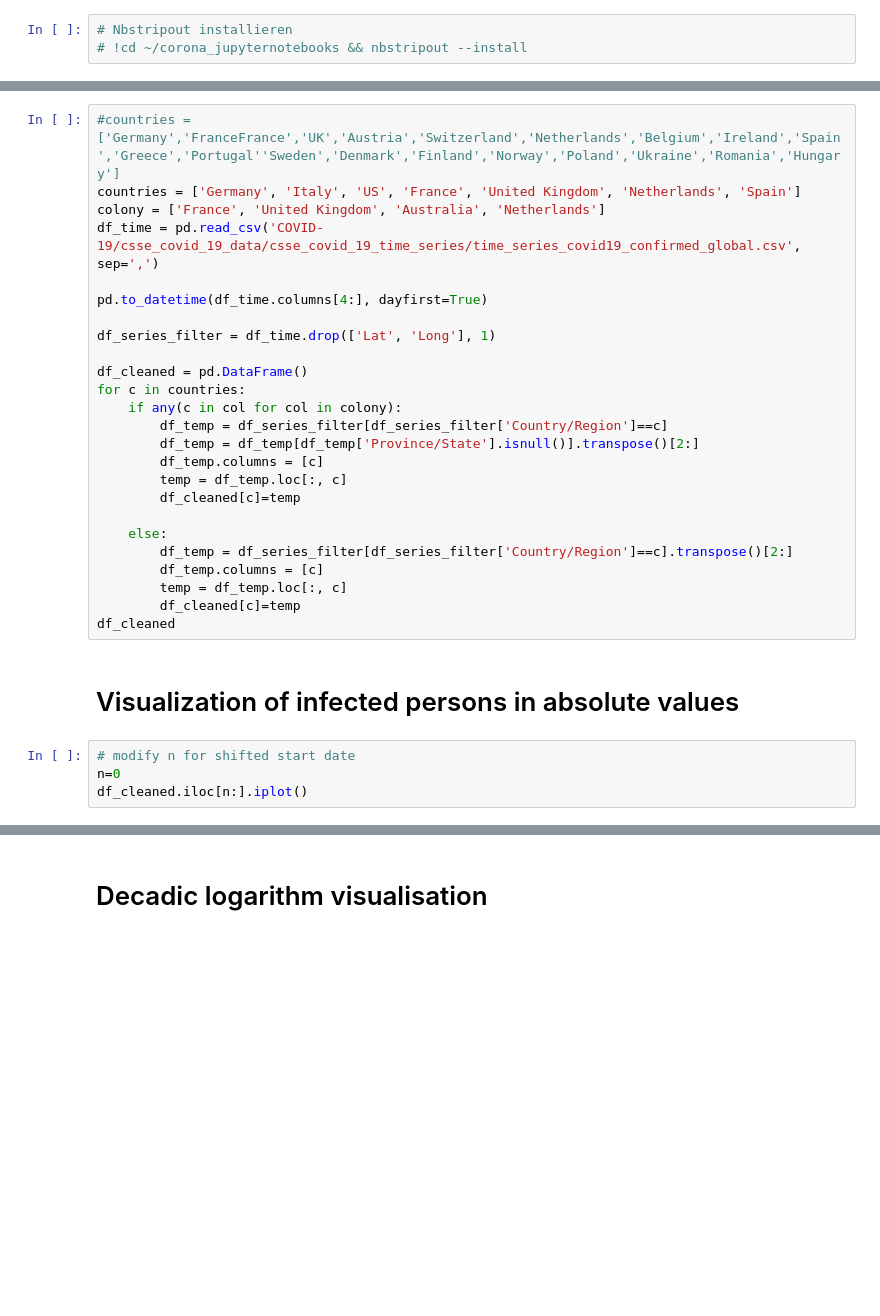
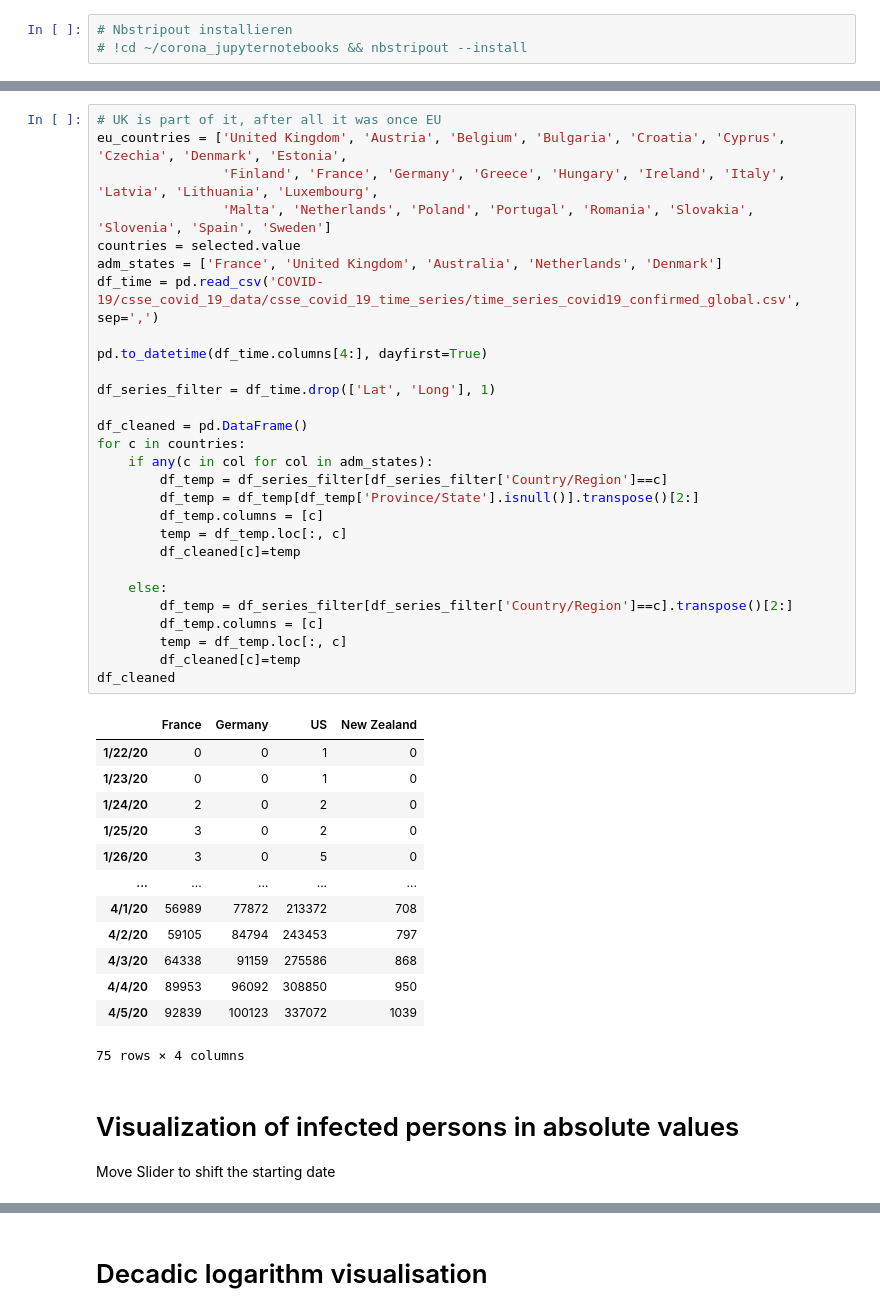
Before and after one commit to Energy23/corona_jupyternotebooks, a Jupyter notebook: visualisations.ipynb, the cells around one changed output, grey strips where cells are left out. Drawn from its saved outputs; the diff is of its cells as text; blank space fills up the shorter version.

```diff
--- a/visualisations.ipynb
+++ b/visualisations.ipynb
@@ -31,31 +62,45 @@ In addition, a clean dataframe helps with further data-moves
 # %%
-#countries = ['Germany','FranceFrance','UK','Austria','Switzerland','Netherlands','Belgium','Ireland','Spain','Greece','Portugal''Sweden','Denmark','Finland','Norway','Poland','Ukraine','Romania','Hungary']
-countries = ['Germany', 'Italy', 'US', 'France', 'United Kingdom', 'Netherlands', 'Spain']
-colony = ['France', 'United Kingdom', 'Australia', 'Netherlands']
+# UK is part of it, after all it was once EU
+eu_countries = ['United Kingdom', 'Austria', 'Belgium', 'Bulgaria', 'Croatia', 'Cyprus', 'Czechia', 'Denmark', 'Estonia',
+                'Finland', 'France', 'Germany', 'Greece', 'Hungary', 'Ireland', 'Italy', 'Latvia', 'Lithuania', 'Luxembourg',
+                'Malta', 'Netherlands', 'Poland', 'Portugal', 'Romania', 'Slovakia', 'Slovenia', 'Spain', 'Sweden']
+countries = selected.value
+adm_states = ['France', 'United Kingdom', 'Australia', 'Netherlands', 'Denmark']
 df_time = pd.read_csv('COVID-19/csse_covid_19_data/csse_covid_19_time_series/time_series_covid19_confirmed_global.csv', sep=',')
 
 pd.to_datetime(df_time.columns[4:], dayfirst=True)
 
 df_series_filter = df_time.drop(['Lat', 'Long'], 1)
 
 df_cleaned = pd.DataFrame()
 for c in countries:
-    if any(c in col for col in colony):
+    if any(c in col for col in adm_states):
         df_temp = df_series_filter[df_series_filter['Country/Region']==c]
         df_temp = df_temp[df_temp['Province/State'].isnull()].transpose()[2:]
         df_temp.columns = [c]
         temp = df_temp.loc[:, c]
         df_cleaned[c]=temp
 
     else:
         df_temp = df_series_filter[df_series_filter['Country/Region']==c].transpose()[2:]
         df_temp.columns = [c]
         temp = df_temp.loc[:, c]
         df_cleaned[c]=temp
 df_cleaned
+# %% [output]
+|  | France | Germany | US | New Zealand |
+| 1/22/20 | 0 | 0 | 1 | 0 |
+| 1/23/20 | 0 | 0 | 1 | 0 |
+| 1/24/20 | 2 | 0 | 2 | 0 |
+| 1/25/20 | 3 | 0 | 2 | 0 |
+| 1/26/20 | 3 | 0 | 5 | 0 |
+| ... | ... | ... | ... | ... |
+| 4/1/20 | 56989 | 77872 | 213372 | 708 |
+| 4/2/20 | 59105 | 84794 | 243453 | 797 |
+| 4/3/20 | 64338 | 91159 | 275586 | 868 |
+| 4/4/20 | 89953 | 96092 | 308850 | 950 |
+| 4/5/20 | 92839 | 100123 | 337072 | 1039 |
+75 rows × 4 columns
 # %% [markdown]
 # Visualization of infected persons in absolute values
+Move Slider to shift the starting date
-# %%
-# modify n for shifted start date
-n=0
-df_cleaned.iloc[n:].iplot()
```
Also changed, not shown: parts of 12 cells of this notebook, 1 other file.
